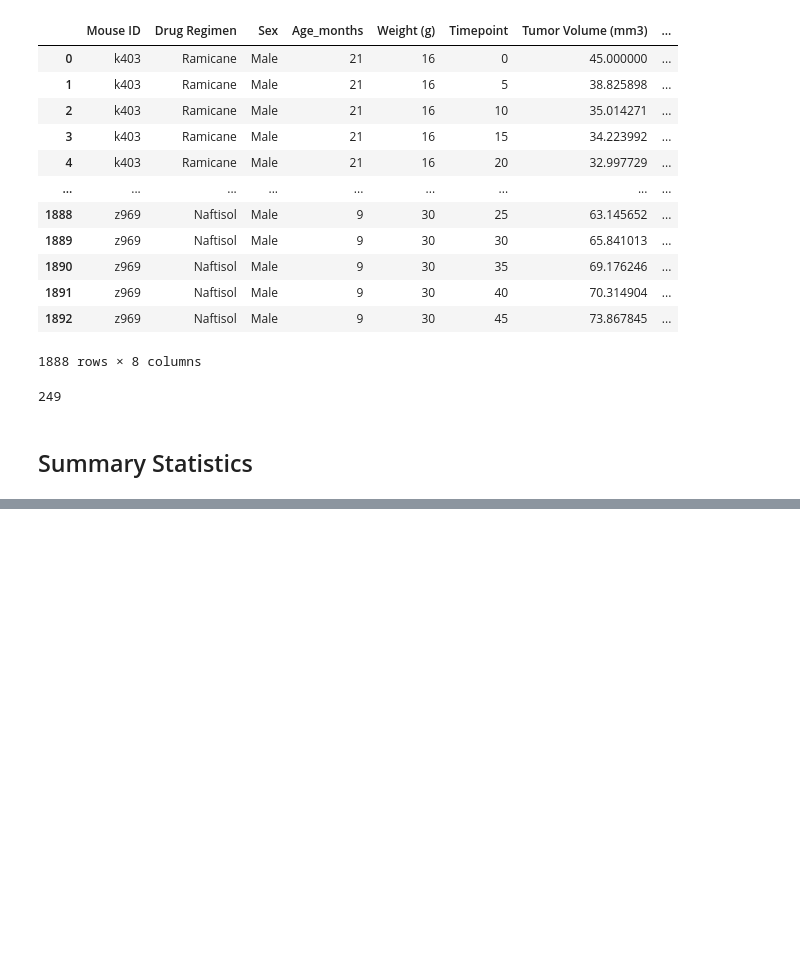
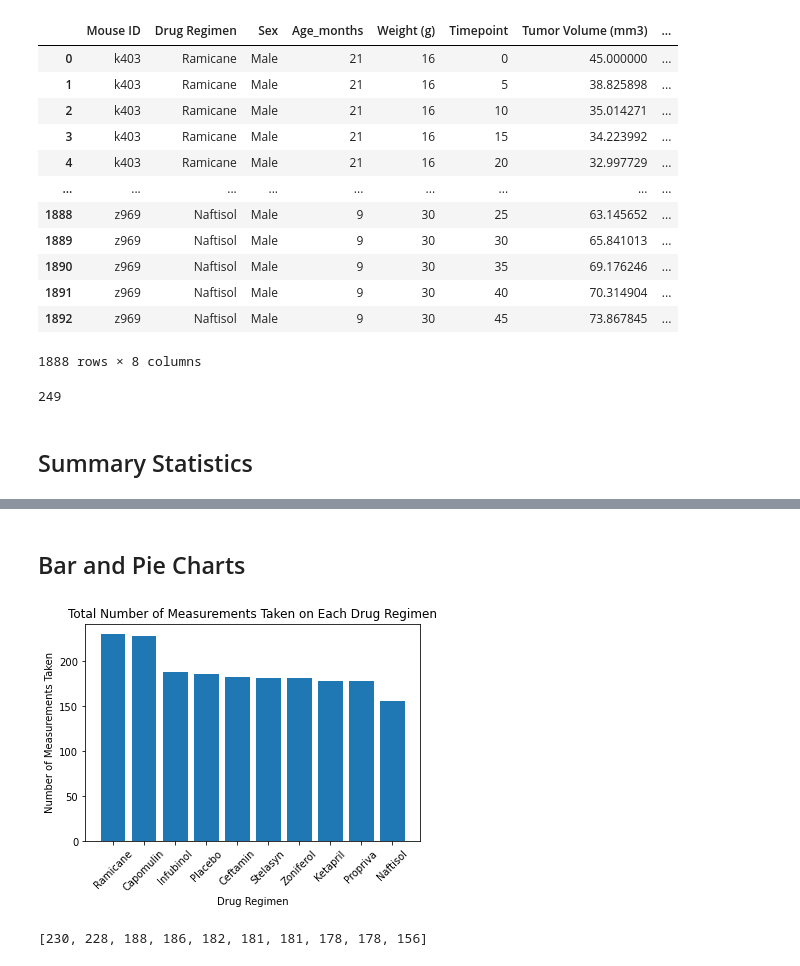
Before and after one commit to geofftm/matplotlib-challenge, a Jupyter notebook: Pymaceuticals/Pymaceuticals.ipynb, the cells around one changed output, grey strips where cells are left out. Cells and saved outputs as stored; diff of their text form; code cells hidden in the pictures; blank space fills up the shorter version.

```diff
--- a/Pymaceuticals/Pymaceuticals.ipynb
+++ b/Pymaceuticals/Pymaceuticals.ipynb
@@ -164,0 +166,18 @@ regimen_summary
+# %% [markdown]
+## Bar and Pie Charts
+# %%
+# Generate a bar plot showing the total number of measurements taken on each drug
+# regimen using pandas.
+
+
+plot_data_1 = clean_merged_df["Drug Regimen"].unique()
+plot_data_2 = clean_merged_df["Drug Regimen"].value_counts()
+
+plt.bar(plot_data_1, plot_data_2)
+plt.xticks(rotation=45)
+plt.xlabel("Drug Regimen")
+plt.ylabel("Number of Measurements Taken")
+plt.title("Total Number of Measurements Taken on Each Drug Regimen")
+plt.show()
+# %% [output]
+[figure, added]
@@ -164,0 +186,10 @@ regimen_summary
+# %%
+# Generate a bar plot showing the total number of measurements
+#taken on each drug regimen using pyplot.
+
+py_measurement = clean_merged_df["Drug Regimen"].value_counts().tolist()
+each_regimen = clean_merged_df["Drug Regimen"].unique().tolist()
+
+py_measurement
+# %% [output]
+[230, 228, 188, 186, 182, 181, 181, 178, 178, 156]
```
Also changed, not shown: parts of 4 cells of this notebook, 2 other files.
